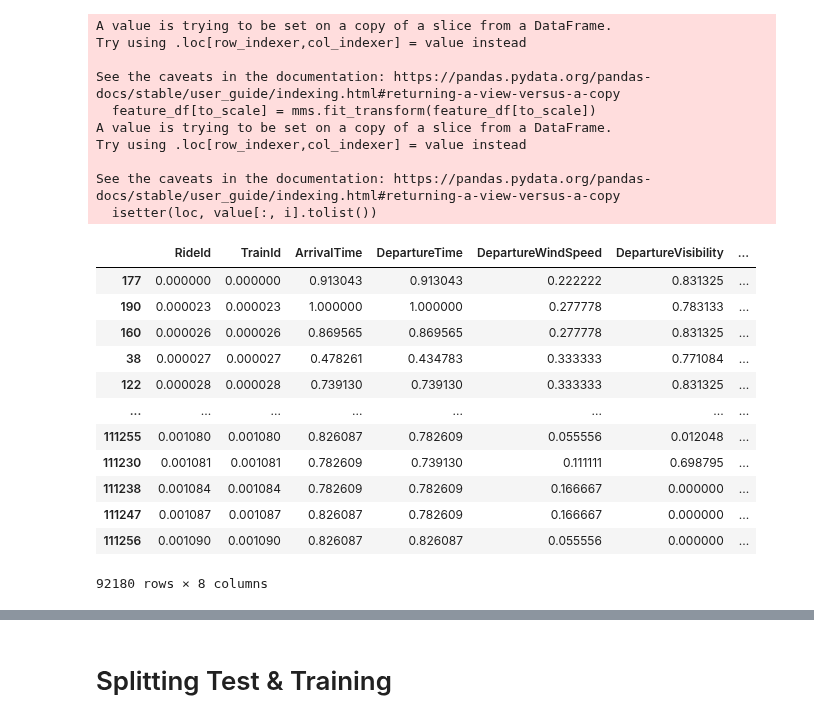
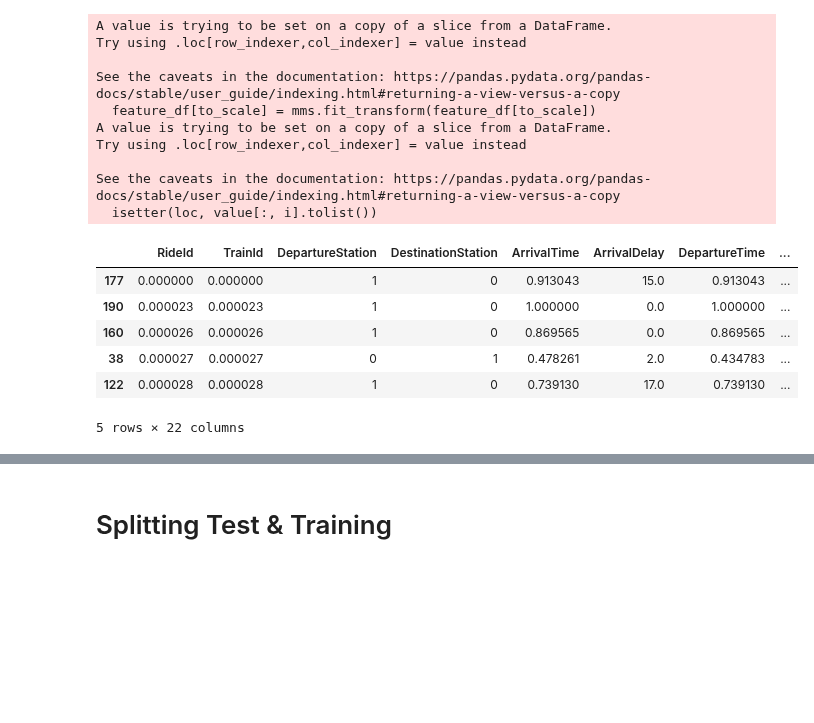
Before and after one commit to BondarencoM/DestinationStation, a Jupyter notebook: modelling/MLPClassification.ipynb, the cells around one changed output, grey strips where cells are left out. Cells and saved outputs as stored; diff of their text form; code cells hidden in the pictures; blank space fills up the shorter version.

```diff
--- a/modelling/MLPClassification.ipynb
+++ b/modelling/MLPClassification.ipynb
@@ -127,7 +140,6 @@ array(['No Delay', '<5', '>15', '<10', '<15'], dtype=object)
 # %%
 encoder = preprocessing.LabelEncoder()
 # %%
-feature_df['DelayCategory'] = encoder.fit_transform(feature_df['DelayCategory'])
 feature_df['DepartureStation'] = encoder.fit_transform(feature_df['DepartureStation'])
 feature_df['DestinationStation'] = encoder.fit_transform(feature_df['DestinationStation'])
 # %% [output]
@@ -179,7 +163,7 @@ Try using .loc[row_indexer,col_indexer] = value instead
 See the caveats in the documentation: https://pandas.pydata.org/pandas-docs/stable/user_guide/indexing.html#returning-a-view-versus-a-copy
   feature_df['Maintanence'] = feature_df['cause_group'].apply(lambda cause: True if cause == 'engineering work' else False)
 # %%
-feature_df.drop(columns=['cause_group', 'ArrivalDelay'], inplace=True)
+feature_df.drop(columns=['cause_group'], inplace=True)
 # %% [output]
 A value is trying to be set on a copy of a slice from a DataFrame
 
@@ -269,5 +215,3 @@ Index(['RideId', 'TrainId', 'DepartureStation', 'DestinationStation',
       dtype='object')
 # %%
 to_scale = [col for col in feature_df.columns if feature_df[col].max() > 1]
-# %%
-to_scale.pop(-1)
@@ -276,3 +218,5 @@ to_scale.pop(-1)
+# %%
+to_scale.remove('ArrivalDelay')
 # %%
 to_scale
 # %% [output]
@@ -305,18 +243,12 @@ Try using .loc[row_indexer,col_indexer] = value instead
 See the caveats in the documentation: https://pandas.pydata.org/pandas-docs/stable/user_guide/indexing.html#returning-a-view-versus-a-copy
   isetter(loc, value[:, i].tolist())
 # %%
-feature_df[to_scale]
+feature_df.head()
 # %% [output]
-|  | RideId | TrainId | ArrivalTime | DepartureTime | DepartureWindSpeed | DepartureVisibility | ... |
-| 177 | 0.000000 | 0.000000 | 0.913043 | 0.913043 | 0.222222 | 0.831325 | ... |
-| 190 | 0.000023 | 0.000023 | 1.000000 | 1.000000 | 0.277778 | 0.783133 | ... |
-| 160 | 0.000026 | 0.000026 | 0.869565 | 0.869565 | 0.277778 | 0.831325 | ... |
-| 38 | 0.000027 | 0.000027 | 0.478261 | 0.434783 | 0.333333 | 0.771084 | ... |
-| 122 | 0.000028 | 0.000028 | 0.739130 | 0.739130 | 0.333333 | 0.831325 | ... |
-| ... | ... | ... | ... | ... | ... | ... | ... |
-| 111255 | 0.001080 | 0.001080 | 0.826087 | 0.782609 | 0.055556 | 0.012048 | ... |
-| 111230 | 0.001081 | 0.001081 | 0.782609 | 0.739130 | 0.111111 | 0.698795 | ... |
-| 111238 | 0.001084 | 0.001084 | 0.782609 | 0.782609 | 0.166667 | 0.000000 | ... |
-| 111247 | 0.001087 | 0.001087 | 0.826087 | 0.782609 | 0.166667 | 0.000000 | ... |
-| 111256 | 0.001090 | 0.001090 | 0.826087 | 0.826087 | 0.055556 | 0.000000 | ... |
+|  | RideId | TrainId | DepartureStation | DestinationStation | ArrivalTime | ArrivalDelay | DepartureTime | ... |
+| 177 | 0.000000 | 0.000000 | 1 | 0 | 0.913043 | 15.0 | 0.913043 | ... |
+| 190 | 0.000023 | 0.000023 | 1 | 0 | 1.000000 | 0.0 | 1.000000 | ... |
+| 160 | 0.000026 | 0.000026 | 1 | 0 | 0.869565 | 0.0 | 0.869565 | ... |
+| 38 | 0.000027 | 0.000027 | 0 | 1 | 0.478261 | 2.0 | 0.434783 | ... |
+| 122 | 0.000028 | 0.000028 | 1 | 0 | 0.739130 | 17.0 | 0.739130 | ... |
-92180 rows × 8 columns
+5 rows × 22 columns
```
Also changed, not shown: parts of 51 cells of this notebook.
